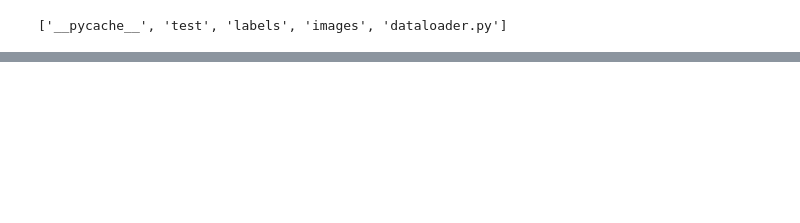
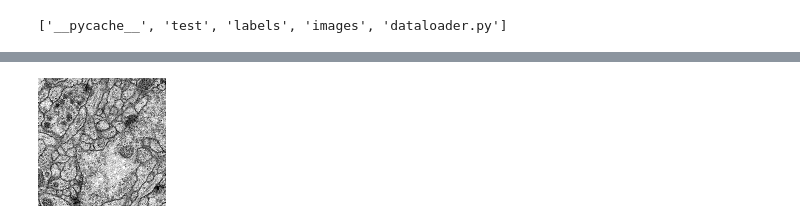
Before and after one commit to Afchis/test_r_unet, a Jupyter notebook: Medical_test_unet.ipynb, the cells around one changed output, grey strips where cells are left out. Drawn from its saved outputs; the diff is of its cells as text; code cells hidden in the pictures; blank space fills up the shorter version.

Commit message:
add test output

```diff
--- a/Medical_test_unet.ipynb
+++ b/Medical_test_unet.ipynb
@@ -325,7 +347,6 @@ class UNetSmall(nn.Module):
                                              1,
                                              kernel_size=1),
                                    nn.Sigmoid())
-        self.softmax = nn.Softmax(dim=-1)
 
     def forward(self, inputs, return_features=False):
         inputs = inputs.reshape(-1, 1, self.input_size, self.input_size)
@@ -356,7 +377,6 @@ class UNetSmall(nn.Module):
             outputs = up3_feat
         else:
             outputs = self.final(up3_feat)
-        outputs = self.softmax(outputs)
 
         return outputs
 # %%
@@ -397,7 +417,7 @@ def lossy(x, y, d):
 
 criterion = torch.nn.BCEWithLogitsLoss()
 # %%
-for epoch in range(50):
+for epoch in range(25):
     # for i in range(1):
     #     print('*'*20)
         print('epoch: ', epoch)
@@ -408,21 +428,12 @@ for epoch in range(50):
             label = label.to(device)
             depth = depth.to(device)
             output = model(input)
-            #loss = calc_loss(output, label, depth)
-            try:
-                output = output.reshape(timesteps*batch_size, 1, input_size, input_size)
-                label = label.reshape(timesteps*batch_size, 1, input_size, input_size)
-                depth = depth.reshape(timesteps*batch_size, 1, input_size, input_size)
-            except RuntimeError:
-                output = output.reshape(timesteps*1, 1, input_size, input_size) # last_batch = 1
-                label = label.reshape(timesteps*1, 1, input_size, input_size)
-                depth = depth.reshape(timesteps*1, 1, input_size, input_size)
-            lossd = dice_loss(output, label, depth)
-            lossd.backward()
+            loss = calc_loss(output, label, depth)
+            loss.backward()
             optimizer.step()
             optimizer.zero_grad()
             if i % 9 == 0:
-                print('iter: ', i, 'avg iou_metric: ', lossd.item())
+                print('iter: ', i, 'avg iou_metric: ', loss.item())
         # print('-'*20)
         # for i in range(1):
         #     print('*'*20)
@@ -447,6 +459,6 @@ epoch:  30
 # %%
 def showw(object):
     inp = object.reshape(-1, 1, 128, 128).cpu()
-    return to_pil(inp[1])
+    return to_pil(inp[0])
 # %%
 showw(input)
@@ -456,0 +475,13 @@ showw(label)
+# %%
+list_inp = []
+list_out = []
+for i, data in enumerate(test_loader):
+    input = data
+    input = input.to(device)
+    output = model(input)
+    list_inp.append(input)
+    list_out.append(output)
+# %%
+showw(list_inp[0][0])
+# %% [output]
+[figure, added]
```
Also changed, not shown: parts of 10 cells of this notebook, 29 other files.
